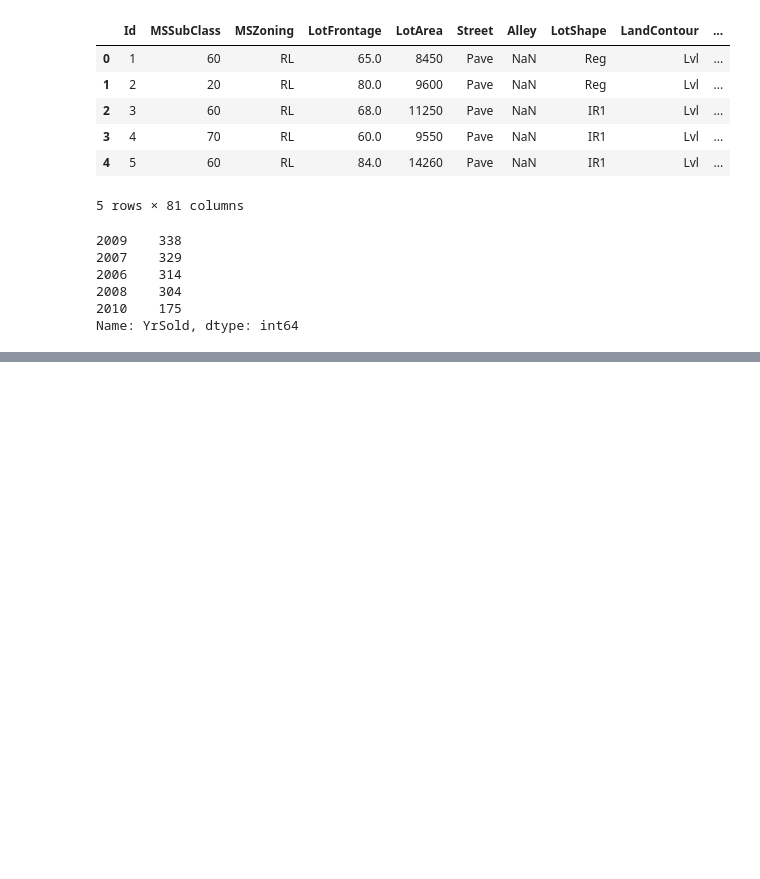
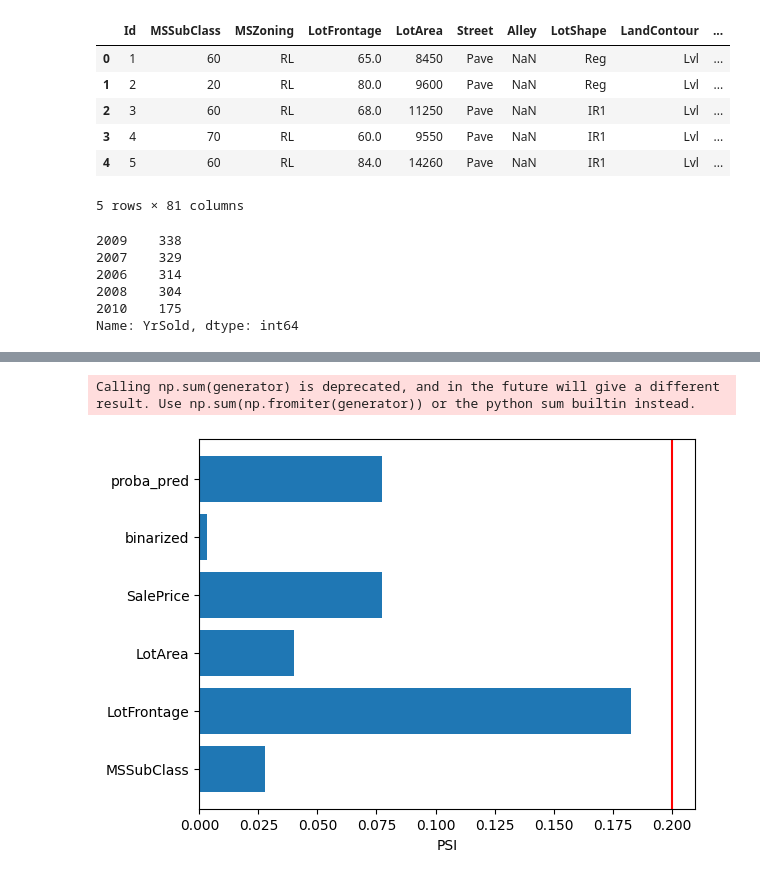
Before and after one commit to joicepreuss/mlops-nova-project, a Jupyter notebook: notebooks/data_check.ipynb, the cells around one changed output, grey strips where cells are left out. Cells and saved outputs as stored; diff of their text form; code cells hidden in the pictures; blank space fills up the shorter version.

```diff
--- a/notebooks/data_check.ipynb
+++ b/notebooks/data_check.ipynb
@@ -194,0 +210,28 @@ figure.show()
+# %%
+estimator = nml.DLE(
+
+    feature_column_names=["MSSubClass","MSZoning","LotFrontage","LotArea", "Street"],
+
+    y_pred='binarized',
+
+    y_true='binarized',
+
+    timestamp_column_name='timestamp',
+
+    metrics=['rmse', 'rmsle'],
+
+    tune_hyperparameters=False
+
+)
+
+estimator.fit(reference)
+
+results = estimator.estimate(analysis)
+
+display(results.filter(period='analysis').to_df())
+
+display(results.filter(period='reference').to_df())
+
+metric_fig = results.plot()
+
+metric_fig.show()
@@ -194,0 +374,20 @@ figure.show()
+# %%
+numerical_features = ['MSSubClass', 'LotFrontage', 'LotArea', 'SalePrice', 'binarized', 'proba_pred']
+# %%
+psis_num = []
+#Using the github implementation to compute PSI's numerical features
+for feature_name in numerical_features:
+    psi = calculate_psi(reference[feature_name], analysis[feature_name], buckettype='bins', buckets=20, axis=0)
+    psis_num.append(psi)
+#Plot each feature's PSI value
+height = psis_num
+bars = numerical_features
+y_pos = np.arange(len(bars))
+plt.barh(y_pos, height)
+plt.axvline(x=0.2,color='red')
+plt.yticks(y_pos, bars)
+plt.xlabel("PSI")
+plt.show()
+# %% [output]
+Calling np.sum(generator) is deprecated, and in the future will give a different result. Use np.sum(np.fromiter(generator)) or the python sum builtin instead.
+[figure, added]
```
Also changed, not shown: parts of 27 cells of this notebook.
